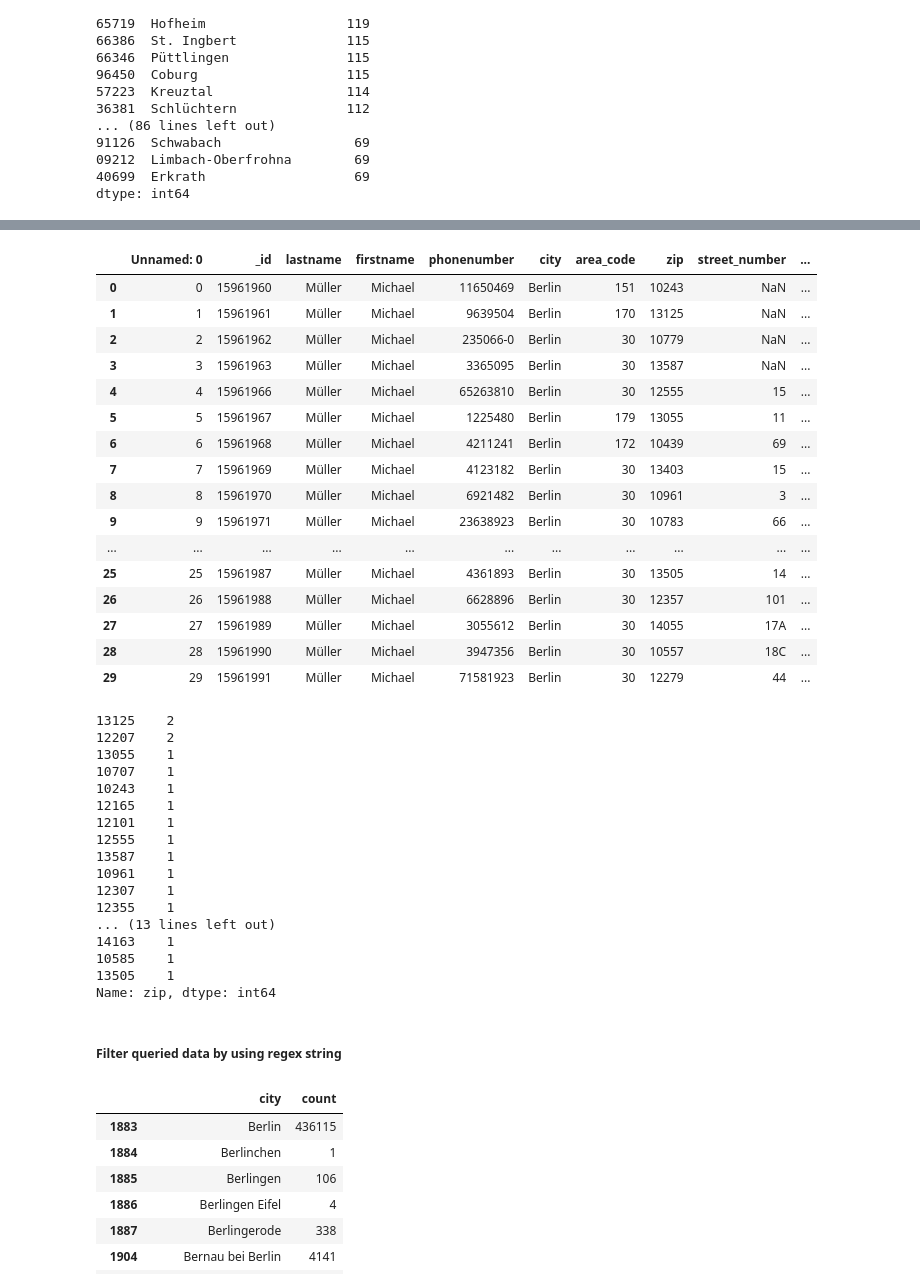
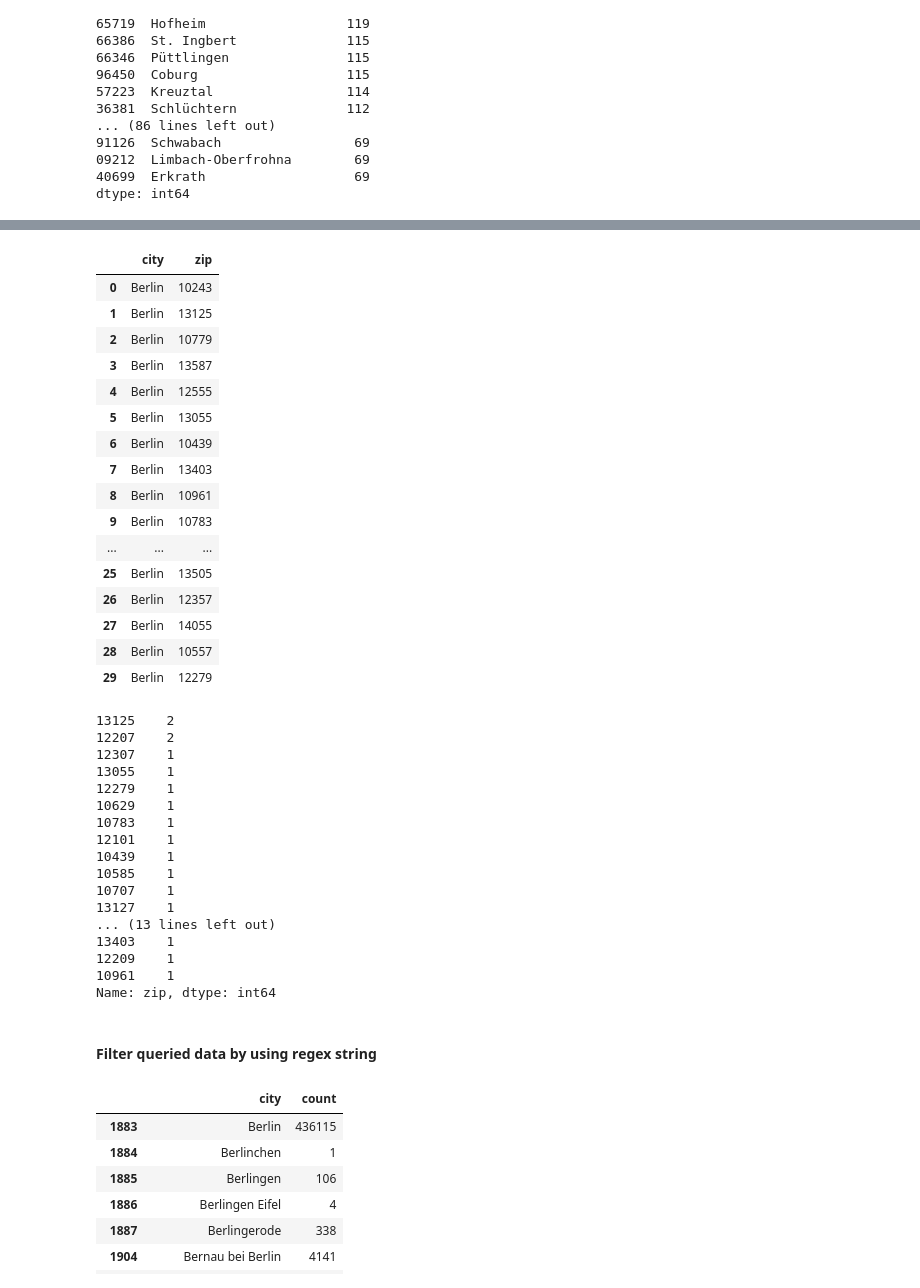
Before and after one commit to mayo-s/phonebookdiver, a Jupyter notebook: jupyter/phonebookdiver_notebook.ipynb, the cells around one changed output, grey strips where cells are left out. Drawn from its saved outputs; the diff is of its cells as text; code cells hidden in the pictures.

```diff
--- a/jupyter/phonebookdiver_notebook.ipynb
+++ b/jupyter/phonebookdiver_notebook.ipynb
@@ -311,48 +322,48 @@ Aub Kr Würzburg     0.000007
 Name: city, Length: 9558, dtype: float64
 # %%
-# results = pd.DataFrame(db['2018_Q3'].find({'lastname': 'Müller', 'firstname': 'Michael', 'city': 'Berlin'}))
-results = pd.read_csv(r'./Müller/2018_Q3_Müller_Michael_Berlin.csv')
+results = pd.DataFrame(db['2018_Q3'].find({'lastname': 'Müller', 'firstname': 'Michael', 'city': 'Berlin'}, {'_id': 0, 'city': 1, 'zip': 1}))
+# results = pd.read_csv(r'./Müller/2018_Q3_Müller_Michael_Berlin.csv')
 results
 # %% [output]
-|  | Unnamed: 0 | _id | lastname | firstname | phonenumber | city | area_code | zip | street_number | ... |
-| 0 | 0 | 15961960 | Müller | Michael | 11650469 | Berlin | 151 | 10243 | NaN | ... |
-| 1 | 1 | 15961961 | Müller | Michael | 9639504 | Berlin | 170 | 13125 | NaN | ... |
-| 2 | 2 | 15961962 | Müller | Michael | 235066-0 | Berlin | 30 | 10779 | NaN | ... |
-| 3 | 3 | 15961963 | Müller | Michael | 3365095 | Berlin | 30 | 13587 | NaN | ... |
-| 4 | 4 | 15961966 | Müller | Michael | 65263810 | Berlin | 30 | 12555 | 15 | ... |
-| 5 | 5 | 15961967 | Müller | Michael | 1225480 | Berlin | 179 | 13055 | 11 | ... |
-| 6 | 6 | 15961968 | Müller | Michael | 4211241 | Berlin | 172 | 10439 | 69 | ... |
-| 7 | 7 | 15961969 | Müller | Michael | 4123182 | Berlin | 30 | 13403 | 15 | ... |
-| 8 | 8 | 15961970 | Müller | Michael | 6921482 | Berlin | 30 | 10961 | 3 | ... |
-| 9 | 9 | 15961971 | Müller | Michael | 23638923 | Berlin | 30 | 10783 | 66 | ... |
-| ... | ... | ... | ... | ... | ... | ... | ... | ... | ... | ... |
-| 25 | 25 | 15961987 | Müller | Michael | 4361893 | Berlin | 30 | 13505 | 14 | ... |
-| 26 | 26 | 15961988 | Müller | Michael | 6628896 | Berlin | 30 | 12357 | 101 | ... |
-| 27 | 27 | 15961989 | Müller | Michael | 3055612 | Berlin | 30 | 14055 | 17A | ... |
-| 28 | 28 | 15961990 | Müller | Michael | 3947356 | Berlin | 30 | 10557 | 18C | ... |
-| 29 | 29 | 15961991 | Müller | Michael | 71581923 | Berlin | 30 | 12279 | 44 | ... |
+|  | city | zip |
+| 0 | Berlin | 10243 |
+| 1 | Berlin | 13125 |
+| 2 | Berlin | 10779 |
+| 3 | Berlin | 13587 |
+| 4 | Berlin | 12555 |
+| 5 | Berlin | 13055 |
+| 6 | Berlin | 10439 |
+| 7 | Berlin | 13403 |
+| 8 | Berlin | 10961 |
+| 9 | Berlin | 10783 |
+| ... | ... | ... |
+| 25 | Berlin | 13505 |
+| 26 | Berlin | 12357 |
+| 27 | Berlin | 14055 |
+| 28 | Berlin | 10557 |
+| 29 | Berlin | 12279 |
 # %%
 results['zip'].value_counts()
 # %% [output]
 13125    2
 12207    2
+12307    1
 13055    1
+12279    1
+10629    1
+10783    1
+12101    1
+10439    1
+10585    1
 10707    1
-10243    1
-12165    1
-12101    1
-12555    1
-13587    1
+13127    1
+... (13 lines left out)
+13403    1
+12209    1
 10961    1
-12307    1
-12355    1
-... (13 lines left out)
-14163    1
-10585    1
-13505    1
 Name: zip, dtype: int64
 # %% [markdown]
-##### Filter queried data by using regex string
+#### Filter queried data by using regex string
 # %%
 # filter distinct city names
 data_df = pd.read_csv(r'./archive/2018_Q3_city_count_orderedByCity.csv')
```
Also changed, not shown: parts of 73 cells of this notebook.
